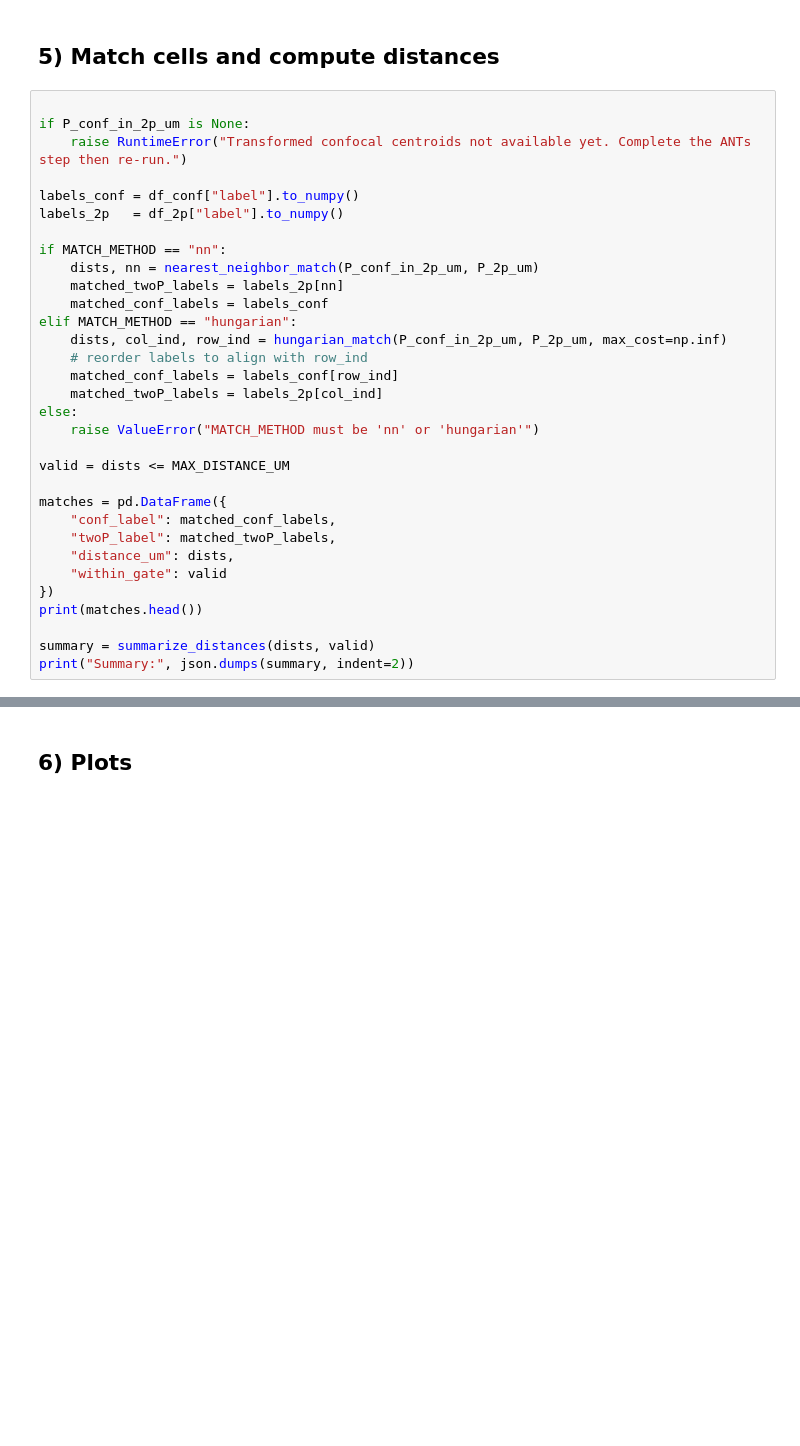
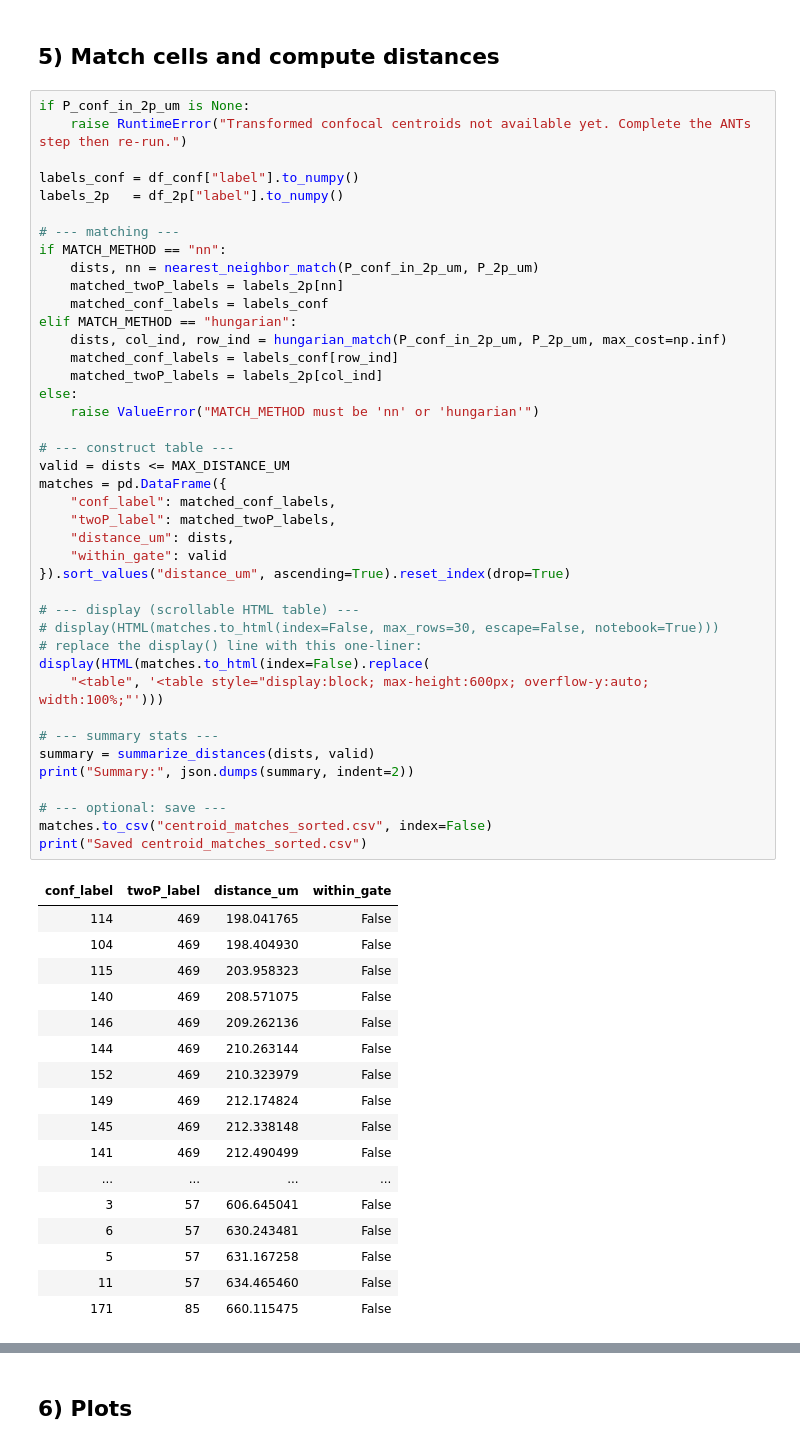
Before and after one commit to LarschLab/ddharmap-ANTs, a Jupyter notebook: antsQC.ipynb, the cells around one changed output, grey strips where cells are left out. Drawn from its saved outputs; the diff is of its cells as text; blank space fills up the shorter version.

```diff
--- a/antsQC.ipynb
+++ b/antsQC.ipynb
@@ -384,35 +476,61 @@ Applying ANTs transform via ANTsPy...
 # %% [markdown]
 ## 5) Match cells and compute distances
 # %%
-
 if P_conf_in_2p_um is None:
     raise RuntimeError("Transformed confocal centroids not available yet. Complete the ANTs step then re-run.")
 
 labels_conf = df_conf["label"].to_numpy()
 labels_2p   = df_2p["label"].to_numpy()
 
+# --- matching ---
 if MATCH_METHOD == "nn":
     dists, nn = nearest_neighbor_match(P_conf_in_2p_um, P_2p_um)
     matched_twoP_labels = labels_2p[nn]
     matched_conf_labels = labels_conf
 elif MATCH_METHOD == "hungarian":
     dists, col_ind, row_ind = hungarian_match(P_conf_in_2p_um, P_2p_um, max_cost=np.inf)
-    # reorder labels to align with row_ind
     matched_conf_labels = labels_conf[row_ind]
     matched_twoP_labels = labels_2p[col_ind]
 else:
     raise ValueError("MATCH_METHOD must be 'nn' or 'hungarian'")
 
+# --- construct table ---
 valid = dists <= MAX_DISTANCE_UM
-
 matches = pd.DataFrame({
     "conf_label": matched_conf_labels,
     "twoP_label": matched_twoP_labels,
     "distance_um": dists,
     "within_gate": valid
-})
-print(matches.head())
+}).sort_values("distance_um", ascending=True).reset_index(drop=True)
 
+# --- display (scrollable HTML table) ---
+# display(HTML(matches.to_html(index=False, max_rows=30, escape=False, notebook=True)))
+# replace the display() line with this one-liner:
+display(HTML(matches.to_html(index=False).replace(
+    "<table", '<table style="display:block; max-height:600px; overflow-y:auto; width:100%;"')))
+
+# --- summary stats ---
 summary = summarize_distances(dists, valid)
 print("Summary:", json.dumps(summary, indent=2))
+
+# --- optional: save ---
+matches.to_csv("centroid_matches_sorted.csv", index=False)
+print("Saved centroid_matches_sorted.csv")
 # %% [output]
+| conf_label | twoP_label | distance_um | within_gate |
+| 114 | 469 | 198.041765 | False |
+| 104 | 469 | 198.404930 | False |
+| 115 | 469 | 203.958323 | False |
+| 140 | 469 | 208.571075 | False |
+| 146 | 469 | 209.262136 | False |
+| 144 | 469 | 210.263144 | False |
+| 152 | 469 | 210.323979 | False |
+| 149 | 469 | 212.174824 | False |
+| 145 | 469 | 212.338148 | False |
+| 141 | 469 | 212.490499 | False |
+| ... | ... | ... | ... |
+| 3 | 57 | 606.645041 | False |
+| 6 | 57 | 630.243481 | False |
+| 5 | 57 | 631.167258 | False |
+| 11 | 57 | 634.465460 | False |
+| 171 | 85 | 660.115475 | False |
```
Also changed, not shown: parts of 5 cells of this notebook, 2 other files.
